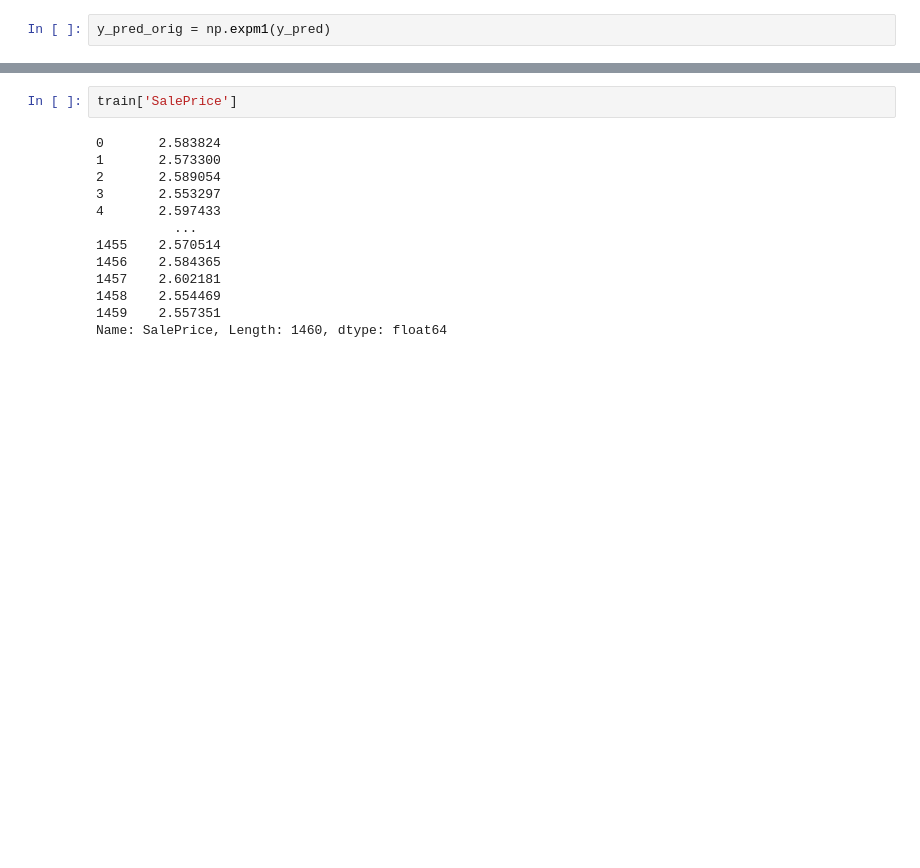
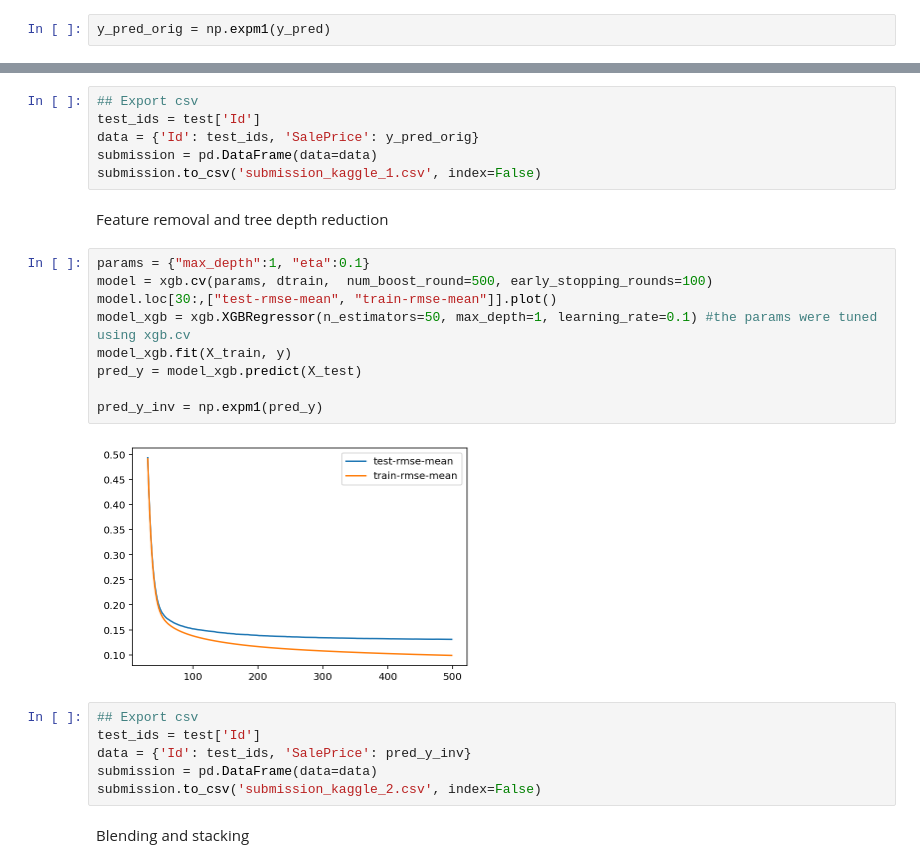
Before and after one commit to jloesch30/BDS_Team_Fall2021, a Jupyter notebook: hw3/Josh_HW_3.ipynb, the cells around one changed output, grey strips where cells are left out. Drawn from its saved outputs; the diff is of its cells as text; blank space fills up the shorter version.

```diff
--- a/hw3/Josh_HW_3.ipynb
+++ b/hw3/Josh_HW_3.ipynb
@@ -654,15 +507,27 @@ array([11.714241, 11.966321, 12.129874, ..., 11.900536, 11.672049,
-# %%
-train['SalePrice']
-# %% [output]
-0       2.583824
-1       2.573300
-2       2.589054
-3       2.553297
-4       2.597433
-          ...
-1455    2.570514
-1456    2.584365
-1457    2.602181
-1458    2.554469
-1459    2.557351
-Name: SalePrice, Length: 1460, dtype: float64
+# %%
+## Export csv
+test_ids = test['Id']
+data = {'Id': test_ids, 'SalePrice': y_pred_orig}
+submission = pd.DataFrame(data=data)
+submission.to_csv('submission_kaggle_1.csv', index=False)
+# %% [markdown]
+Feature removal and tree depth reduction
+# %%
+params = {"max_depth":1, "eta":0.1}
+model = xgb.cv(params, dtrain,  num_boost_round=500, early_stopping_rounds=100)
+model.loc[30:,["test-rmse-mean", "train-rmse-mean"]].plot()
+model_xgb = xgb.XGBRegressor(n_estimators=50, max_depth=1, learning_rate=0.1) #the params were tuned using xgb.cv
+model_xgb.fit(X_train, y)
+pred_y = model_xgb.predict(X_test)
+
+pred_y_inv = np.expm1(pred_y)
+# %% [output]
+[figure, added]
+# %%
+## Export csv
+test_ids = test['Id']
+data = {'Id': test_ids, 'SalePrice': pred_y_inv}
+submission = pd.DataFrame(data=data)
+submission.to_csv('submission_kaggle_2.csv', index=False)
+# %% [markdown]
+Blending and stacking
```
Also changed, not shown: parts of 42 cells of this notebook, 2 other files.
